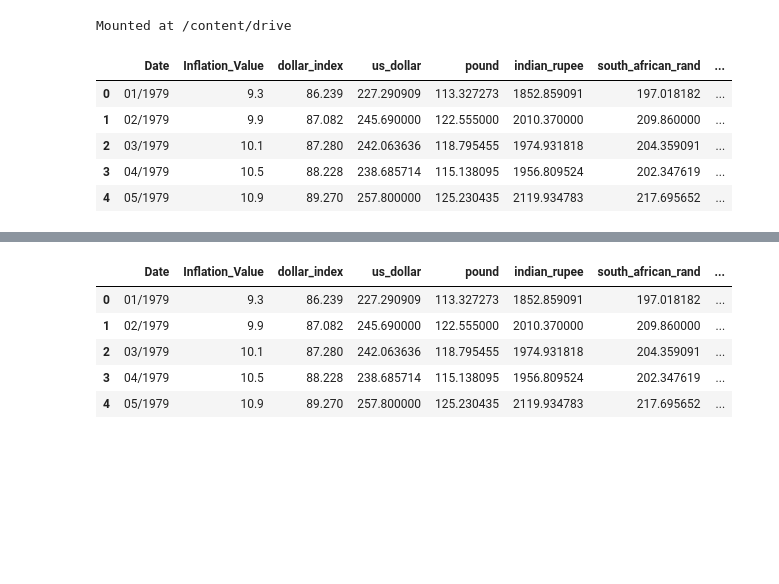
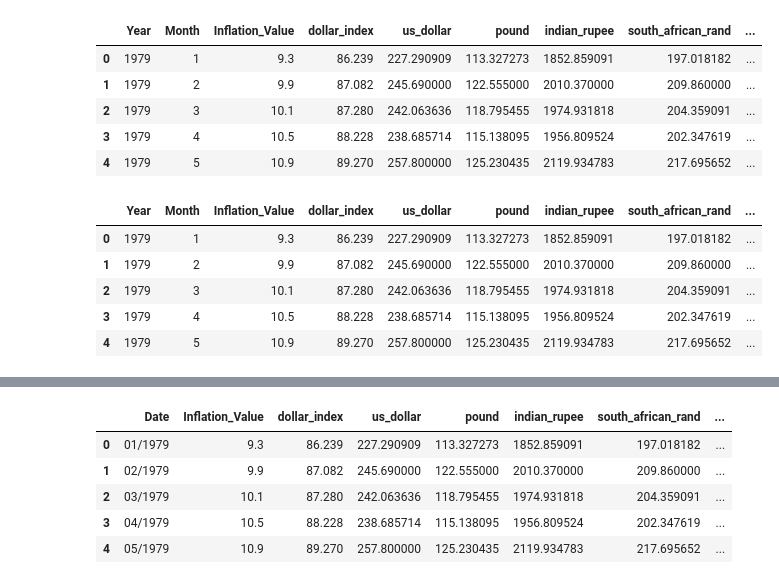
Before and after one commit to cjvilla/Gold-Projections, a Jupyter notebook: Code/LSTM_neural_network.ipynb, the cells around one changed output, grey strips where cells are left out. Drawn from its saved outputs; the diff is of its cells as text; code cells hidden in the pictures; blank space fills up the shorter version.

```diff
--- a/Code/LSTM_neural_network.ipynb
+++ b/Code/LSTM_neural_network.ipynb
@@ -10,16 +17,24 @@ import seaborn as sns
-# %%
-from google.colab import drive
-drive.mount('/content/drive')
-# %% [output]
-Mounted at /content/drive
-# %%
-data = pd.read_csv('/content/drive/MyDrive/Gold-Projections/celine-work/datetime_gold_predictions.csv')
-data = data.drop(columns=['Unnamed: 0'])
-data.head()
-# %% [output]
-|  | Date | Inflation_Value | dollar_index | us_dollar | pound | indian_rupee | south_african_rand | ... |
-| 0 | 01/1979 | 9.3 | 86.239 | 227.290909 | 113.327273 | 1852.859091 | 197.018182 | ... |
-| 1 | 02/1979 | 9.9 | 87.082 | 245.690000 | 122.555000 | 2010.370000 | 209.860000 | ... |
-| 2 | 03/1979 | 10.1 | 87.280 | 242.063636 | 118.795455 | 1974.931818 | 204.359091 | ... |
-| 3 | 04/1979 | 10.5 | 88.228 | 238.685714 | 115.138095 | 1956.809524 | 202.347619 | ... |
-| 4 | 05/1979 | 10.9 | 89.270 | 257.800000 | 125.230435 | 2119.934783 | 217.695652 | ... |
+# %%
+engine = psycopg2.connect("dbname=gold_project user=gold host=gold-project.c58dxtfoq0r7.us-east-2.rds.amazonaws.com password=b00tcamp1! port=5432")
+# %%
+data = pd.read_sql_query('select * from final_gold_prediction_data', con=engine)
+data.head()
+# %% [output]
+|  | Year | Month | Inflation_Value | dollar_index | us_dollar | pound | indian_rupee | south_african_rand | ... |
+| 0 | 1979 | 1 | 9.3 | 86.239 | 227.290909 | 113.327273 | 1852.859091 | 197.018182 | ... |
+| 1 | 1979 | 2 | 9.9 | 87.082 | 245.690000 | 122.555000 | 2010.370000 | 209.860000 | ... |
+| 2 | 1979 | 3 | 10.1 | 87.280 | 242.063636 | 118.795455 | 1974.931818 | 204.359091 | ... |
+| 3 | 1979 | 4 | 10.5 | 88.228 | 238.685714 | 115.138095 | 1956.809524 | 202.347619 | ... |
+| 4 | 1979 | 5 | 10.9 | 89.270 | 257.800000 | 125.230435 | 2119.934783 | 217.695652 | ... |
+# %%
+data['Date'] = data.Month.astype(str) + '/' +  data.Year.astype(str)
+data['Date'] = pd.to_datetime(data['Date'])
+data['Date'] = data['Date'].dt.date.apply(lambda x: x.strftime('%m/%Y'))
+data.head()
+# %% [output]
+|  | Year | Month | Inflation_Value | dollar_index | us_dollar | pound | indian_rupee | south_african_rand | ... |
+| 0 | 1979 | 1 | 9.3 | 86.239 | 227.290909 | 113.327273 | 1852.859091 | 197.018182 | ... |
+| 1 | 1979 | 2 | 9.9 | 87.082 | 245.690000 | 122.555000 | 2010.370000 | 209.860000 | ... |
+| 2 | 1979 | 3 | 10.1 | 87.280 | 242.063636 | 118.795455 | 1974.931818 | 204.359091 | ... |
+| 3 | 1979 | 4 | 10.5 | 88.228 | 238.685714 | 115.138095 | 1956.809524 | 202.347619 | ... |
+| 4 | 1979 | 5 | 10.9 | 89.270 | 257.800000 | 125.230435 | 2119.934783 | 217.695652 | ... |
```
Also changed, not shown: parts of 2 cells of this notebook.
